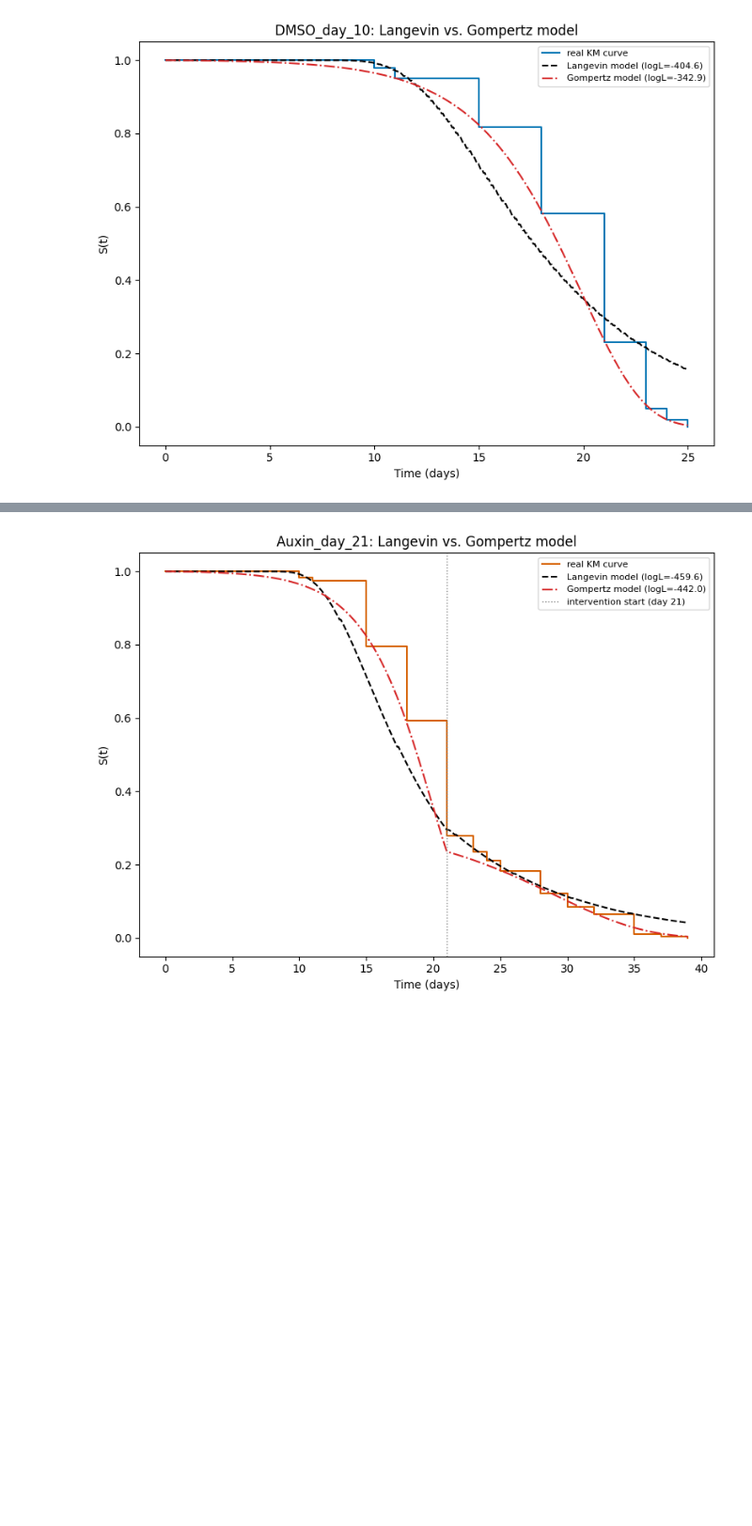
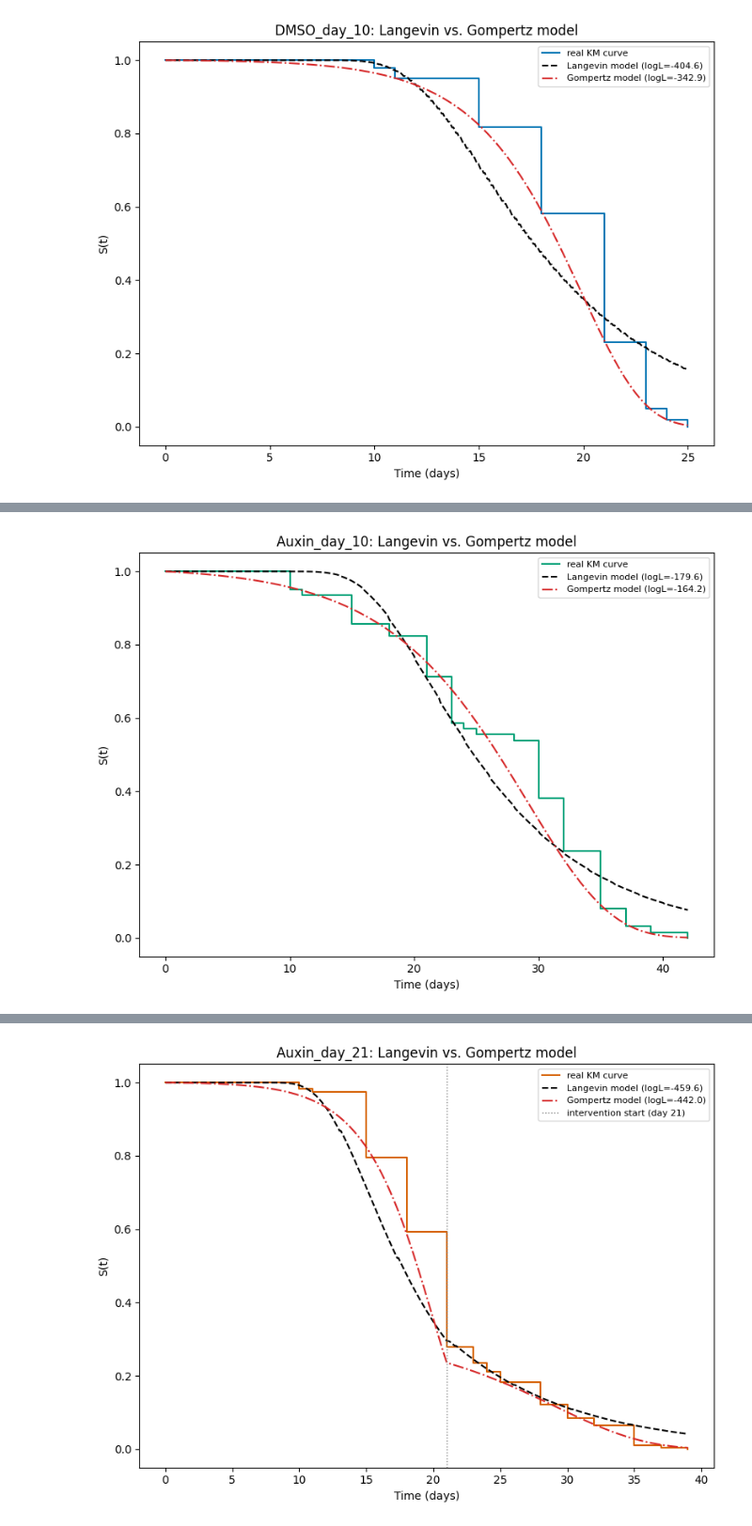
Before and after one commit to GruberComputational/c_elegans_unstable, a Jupyter notebook: notebooks/99_markov_vs_age_dependent.ipynb, the cells around one changed output, grey strips where cells are left out. Shown at 94% size. Saved outputs shown, nothing was run; the diff lists cells and outputs as text; code cells hidden in the pictures; blank space fills up the shorter version.

```diff
--- a/notebooks/99_markov_vs_age_dependent.ipynb
+++ b/notebooks/99_markov_vs_age_dependent.ipynb
@@ -550 +608,19 @@ plt.show()
+# %%
+kmf_auxin10 = kaplan_meier_curve(d_auxin10)
+t_plot_a10 = np.linspace(0, d_auxin10.t.max(), 400)
+T_plot_sim2, _, _ = simulate_fpt_and_state(
+    N_PATHS, alpha1, alpha1 / Z1, sigma_sq0, Z1, z0=0.0, dt=0.1,
+    t_max=d_auxin10.t.max(), rng=np.random.default_rng(1),
+)
+S_langevin2_plot = km_from_fpt(T_plot_sim2, t_plot_a10, t_max=d_auxin10.t.max())
+S_gomp2_plot = gompertz_survival(t_plot_a10, M0_a10, alpha_g_a10)
+
+fig, ax = plt.subplots(figsize=(8, 6))
+plot_survival_comparison(ax, kmf_auxin10, t_plot_a10, S_langevin2_plot, S_gomp2_plot,
+                          logL_langevin2, logL_gomp2, color="#009E73",
+                          title="Auxin_day_10: Langevin vs. Gompertz model")
+plt.tight_layout()
+plt.show()
+# %% [output]
+[figure, added]
 # %% [markdown]
```
Also changed, not shown: parts of 13 cells of this notebook, 3 other files.
